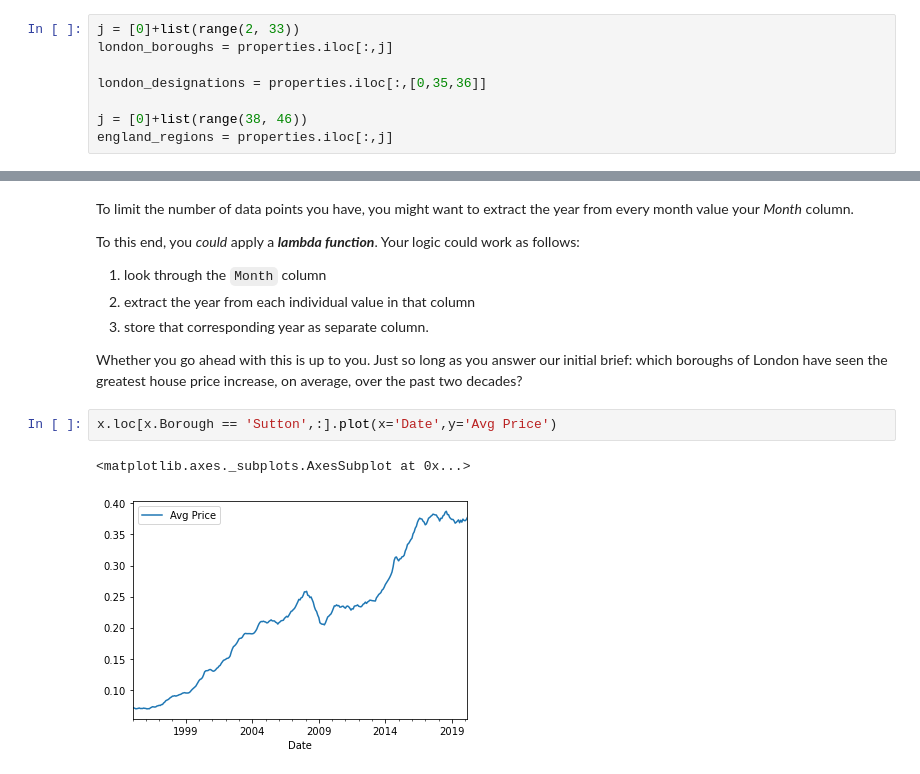
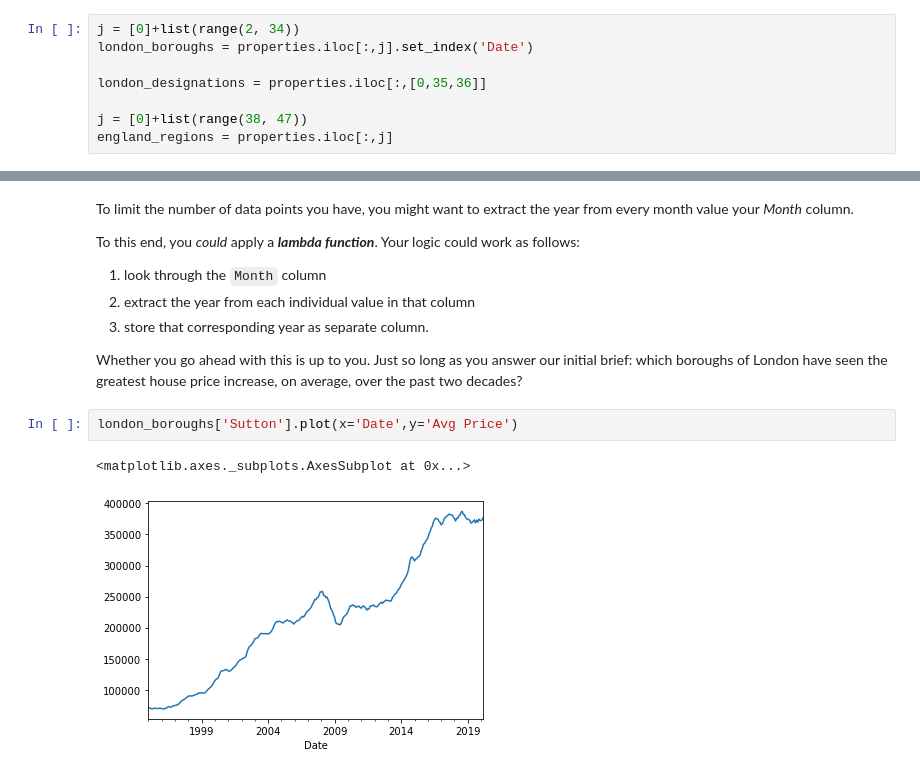
Before and after one commit to lawrence009/dsc, a Jupyter notebook: Springboard Unit 4 Challenge.ipynb, the cells around one changed output, grey strips where cells are left out. Drawn from its saved outputs; the diff is of its cells as text.

```diff
--- a/Springboard Unit 4 Challenge.ipynb
+++ b/Springboard Unit 4 Challenge.ipynb
@@ -106,8 +96,8 @@ properties = properties.rename(columns={'Unnamed: 0':'Date'})
 # %%
-j = [0]+list(range(2, 33))
-london_boroughs = properties.iloc[:,j]
+j = [0]+list(range(2, 34))
+london_boroughs = properties.iloc[:,j].set_index('Date')
 
 london_designations = properties.iloc[:,[0,35,36]]
 
-j = [0]+list(range(38, 46))
+j = [0]+list(range(38, 47))
 england_regions = properties.iloc[:,j]
@@ -186,8 +137,8 @@ To this end, you *could* apply a ***lambda function***. Your logic could work as
 
 Whether you go ahead with this is up to you. Just so long as you answer our initial brief: which boroughs of London have seen the greatest house price increase, on average, over the past two decades?
 # %%
-x.loc[x.Borough == 'Sutton',:].plot(x='Date',y='Avg Price')
+london_boroughs['Sutton'].plot(x='Date',y='Avg Price')
 # %% [output]
 <matplotlib.axes._subplots.AxesSubplot at 0x...>
-[figure, old version]
+[figure, new version]
 # %%
```
Also changed, not shown: parts of 19 cells of this notebook.
